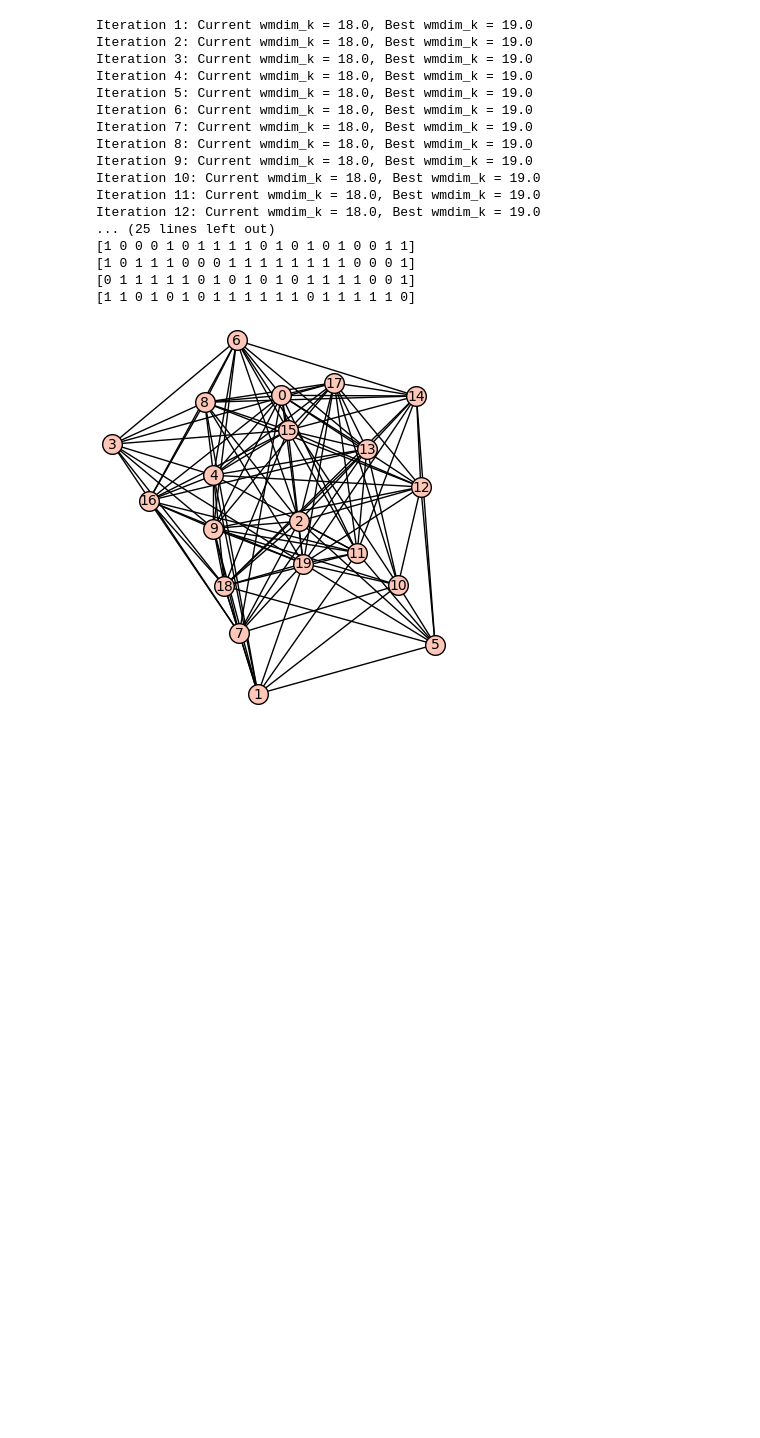
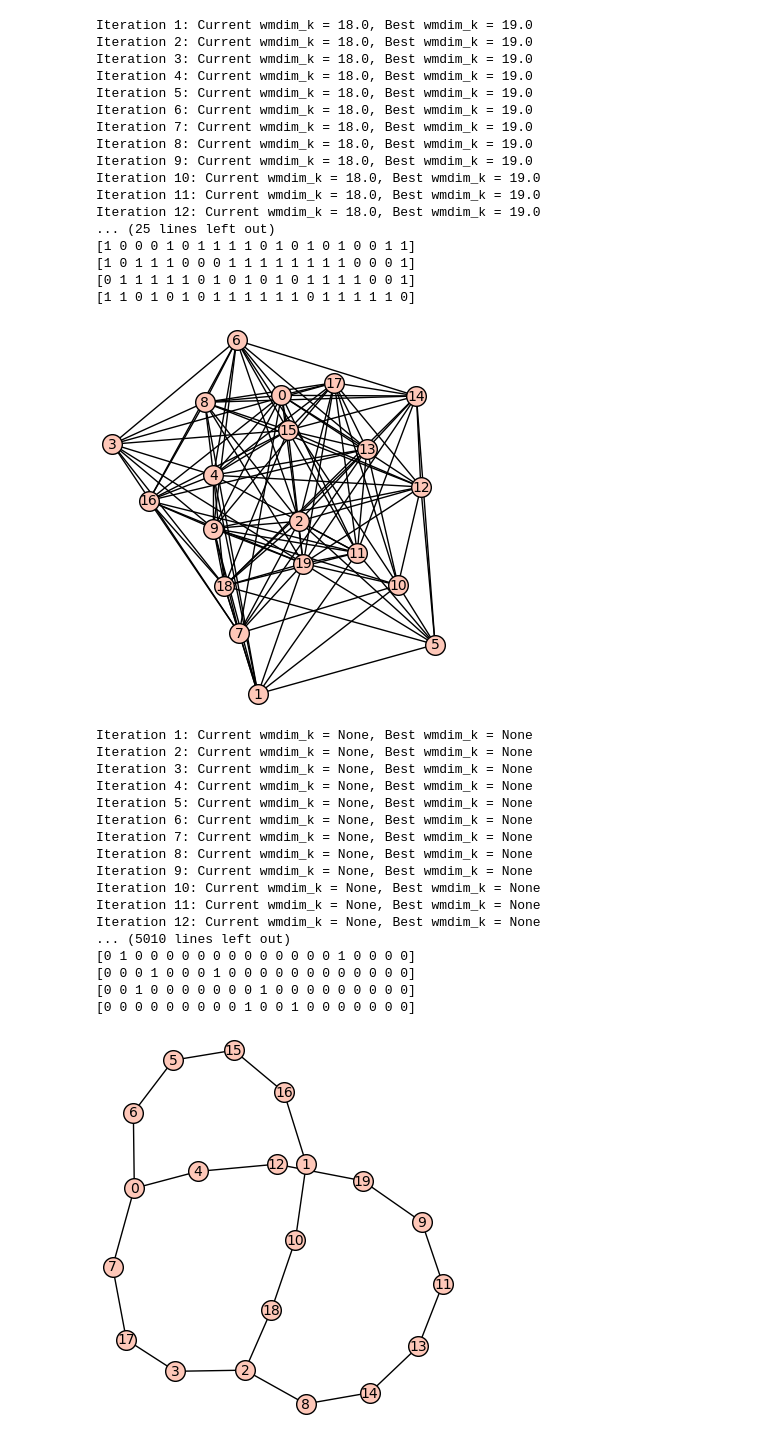
Before and after one commit to lanmedle/Weak-Mixed-kMetric-Dimension, a Jupyter notebook: hill_climbing.ipynb, the cells around one changed output. Drawn from its saved outputs; the diff is of its cells as text; code cells hidden in the pictures; blank space fills up the shorter version.

```diff
--- a/hill_climbing.ipynb
+++ b/hill_climbing.ipynb
@@ -59,7 +59,10 @@ generate_random_connected_graph(8, random.uniform(0.2, 0.8))
 # %%
 def simulated_annealing(n, k, target_wmdim, max_iterations=1000, initial_temp=10, cooling_rate=0.95):
 
-    current_graph = generate_random_connected_graph(n, random.uniform(0.2, 0.8))
+    def generate_new_graph():
+        return generate_random_connected_graph(n, random.uniform(0.2, 0.8))
+
+    current_graph = generate_new_graph()
     current_temp = initial_temp
 
     def objective(graph):
@@ -74,7 +77,15 @@ def simulated_annealing(n, k, target_wmdim, max_iterations=1000, initial_temp=10
     best_cost = current_cost
     best_wmdim = current_wmdim
 
+    none_count = 0
+
     for iteration in range(max_iterations):
+        if none_count >= 20:
+            print("Regenerating graph due to 20 consecutive None values for current_wmdim.")
+            current_graph = generate_new_graph()
+            current_cost, current_wmdim = objective(current_graph)
+            none_count = 0
+
         new_graph = current_graph.copy()
         if random.random() < 0.5:
             u, v = random.sample(range(n), 2)
@@ -89,6 +100,12 @@ def simulated_annealing(n, k, target_wmdim, max_iterations=1000, initial_temp=10
             continue
 
         new_cost, new_wmdim = objective(new_graph)
+
+        if new_wmdim is None:
+            none_count += 1
+        else:
+            none_count = 0
+
         if new_cost < current_cost or random.random() < math.exp((current_cost - new_cost) / current_temp):
             current_graph = new_graph
             current_cost = new_cost
@@ -377,3 +394,37 @@ Iteration 12: Current wmdim_k = 18.0, Best wmdim_k = 19.0
 [0 1 1 1 1 1 0 1 0 1 0 1 0 1 1 1 1 0 0 1]
 [1 1 0 1 0 1 0 1 1 1 1 1 1 0 1 1 1 1 1 0]
 [figure]
+# %%
+n = 20
+k = 3
+target_wmdim = 3
+max_iterations = 5000
+initial_temp = 10
+cooling_rate = 0.95
+
+best_graph, best_wmdim = simulated_annealing(n, k, target_wmdim, max_iterations, initial_temp, cooling_rate)
+
+print("\nBest Graph Found:")
+print(f"wmdim_k = {best_wmdim}")
+print("Adjacency Matrix:")
+print(best_graph.adjacency_matrix())
+best_graph.show()
+# %% [output]
+Iteration 1: Current wmdim_k = None, Best wmdim_k = None
+Iteration 2: Current wmdim_k = None, Best wmdim_k = None
+Iteration 3: Current wmdim_k = None, Best wmdim_k = None
+Iteration 4: Current wmdim_k = None, Best wmdim_k = None
+Iteration 5: Current wmdim_k = None, Best wmdim_k = None
+Iteration 6: Current wmdim_k = None, Best wmdim_k = None
+Iteration 7: Current wmdim_k = None, Best wmdim_k = None
+Iteration 8: Current wmdim_k = None, Best wmdim_k = None
+Iteration 9: Current wmdim_k = None, Best wmdim_k = None
+Iteration 10: Current wmdim_k = None, Best wmdim_k = None
+Iteration 11: Current wmdim_k = None, Best wmdim_k = None
+Iteration 12: Current wmdim_k = None, Best wmdim_k = None
+... (5010 lines left out)
+[0 1 0 0 0 0 0 0 0 0 0 0 0 0 0 1 0 0 0 0]
+[0 0 0 1 0 0 0 1 0 0 0 0 0 0 0 0 0 0 0 0]
+[0 0 1 0 0 0 0 0 0 0 1 0 0 0 0 0 0 0 0 0]
+[0 0 0 0 0 0 0 0 0 1 0 0 1 0 0 0 0 0 0 0]
+[figure, added]
```
Also changed, not shown: parts of 3 cells of this notebook.
